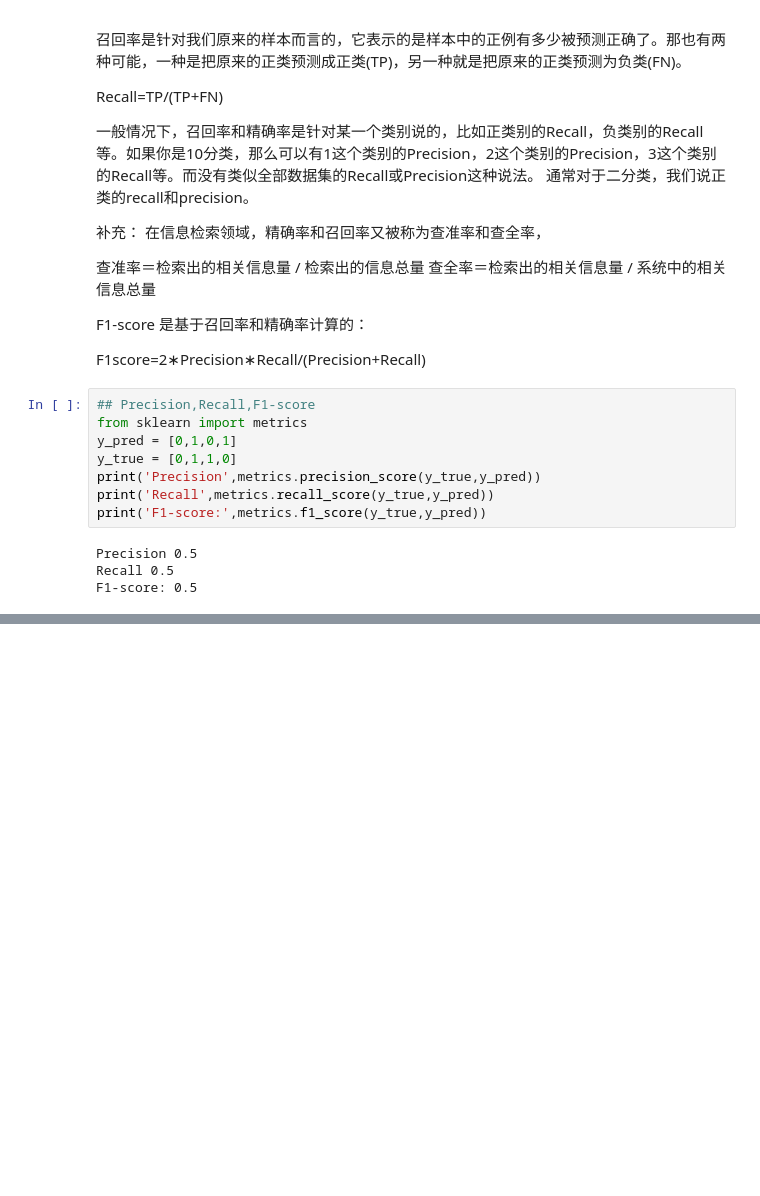
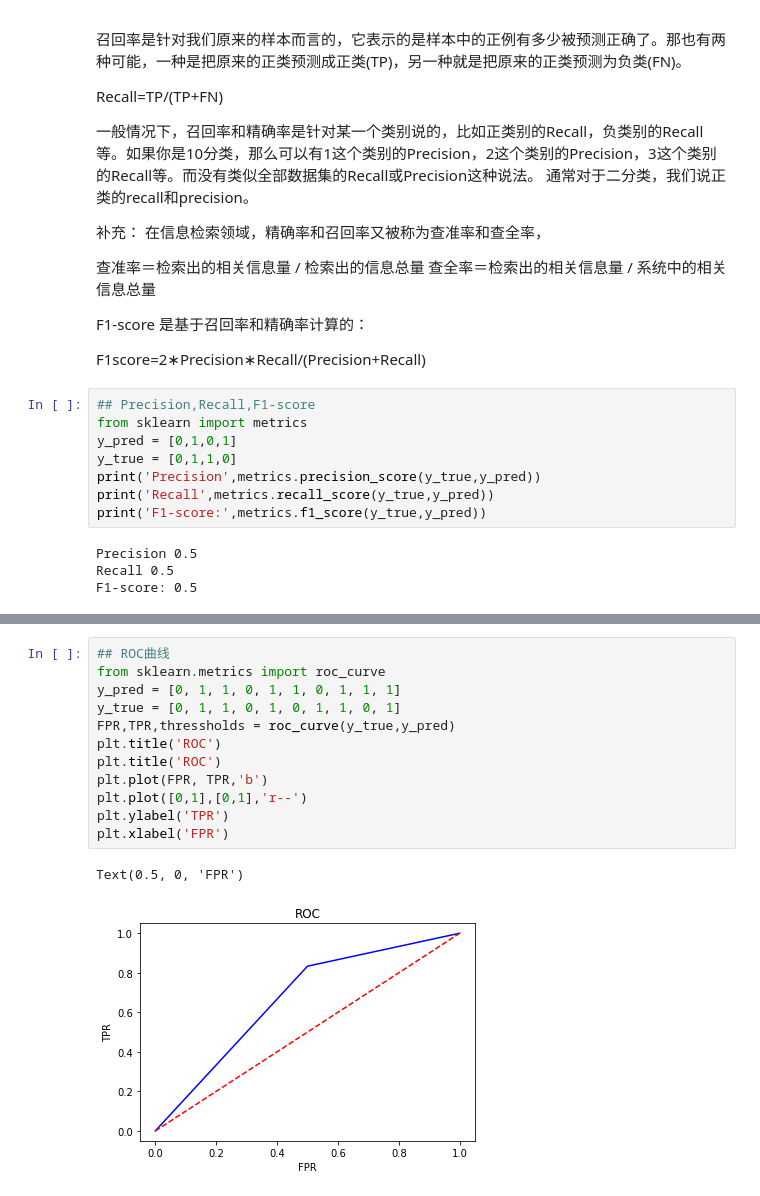
Before and after one commit to shaonfu/DataWhale-FinancialRiskControl, a Jupyter notebook: 赛题理解.ipynb, the cells around one changed output, grey strips where cells are left out. Drawn from its saved outputs; the diff is of its cells as text; blank space fills up the shorter version.

```diff
--- a/赛题理解.ipynb
+++ b/赛题理解.ipynb
@@ -107,0 +110,15 @@ plt.plot(precision,recall)
+# %%
+## ROC曲线
+from sklearn.metrics import roc_curve
+y_pred = [0, 1, 1, 0, 1, 1, 0, 1, 1, 1]
+y_true = [0, 1, 1, 0, 1, 0, 1, 1, 0, 1]
+FPR,TPR,thressholds = roc_curve(y_true,y_pred)
+plt.title('ROC')
+plt.title('ROC')
+plt.plot(FPR, TPR,'b')
+plt.plot([0,1],[0,1],'r--')
+plt.ylabel('TPR')
+plt.xlabel('FPR')
+# %% [output]
+Text(0.5, 0, 'FPR')
+[figure, added]
```
Also changed, not shown: parts of 3 cells of this notebook.
